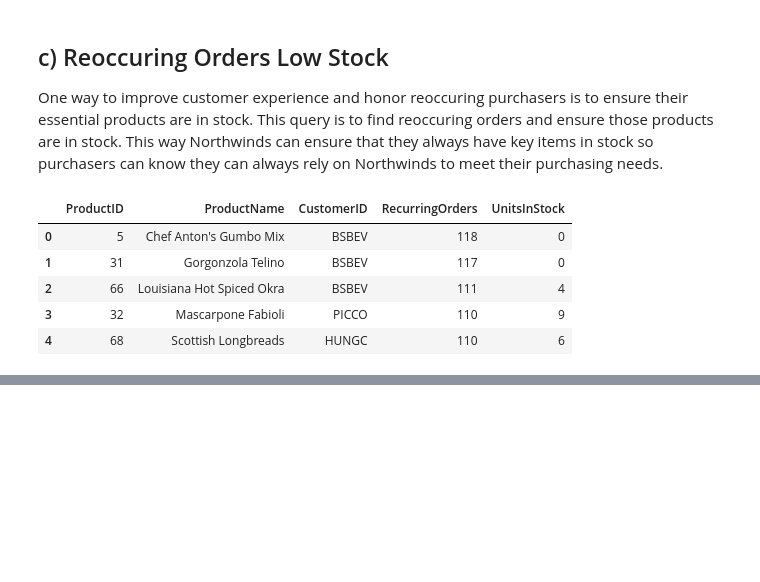
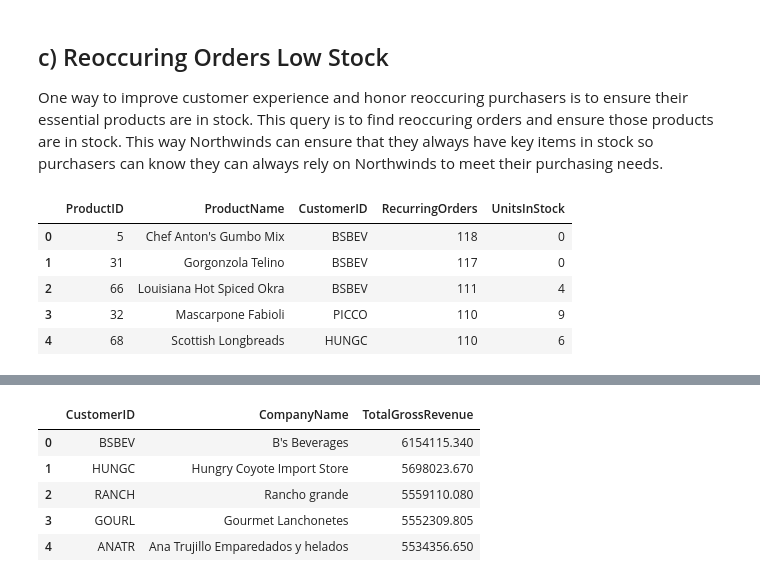
Before and after one commit to shayda-maher/SQLScripts, a Jupyter notebook: Northwinds Database Inventory Stock - Github.ipynb, the cells around one changed output, grey strips where cells are left out. Saved outputs shown, nothing was run; the diff lists cells and outputs as text; code cells hidden in the pictures; blank space fills up the shorter version.

```diff
--- a/Northwinds Database Inventory Stock - Github.ipynb
+++ b/Northwinds Database Inventory Stock - Github.ipynb
@@ -154,0 +187,22 @@ rentals.head()
+# %%
+best_cus = """
+SELECT c.CustomerID,
+       c.CompanyName,
+       SUM(od.UnitPrice * od.Quantity * (1 - od.Discount)) AS TotalGrossRevenue
+FROM Customers c
+JOIN Orders o ON c.CustomerID = o.CustomerID
+JOIN "Order Details" od ON o.OrderID = od.OrderID
+GROUP BY c.CustomerID, c.CompanyName
+ORDER BY TotalGrossRevenue DESC;
+
+"""
+
+customers = pd.read_sql_query(best_cus, sql_conn)
+customers.head()
+# %% [output]
+|  | CustomerID | CompanyName | TotalGrossRevenue |
+| 0 | BSBEV | B's Beverages | 6154115.340 |
+| 1 | HUNGC | Hungry Coyote Import Store | 5698023.670 |
+| 2 | RANCH | Rancho grande | 5559110.080 |
+| 3 | GOURL | Gourmet Lanchonetes | 5552309.805 |
+| 4 | ANATR | Ana Trujillo Emparedados y helados | 5534356.650 |
```
Also changed, not shown: parts of 12 cells of this notebook.
